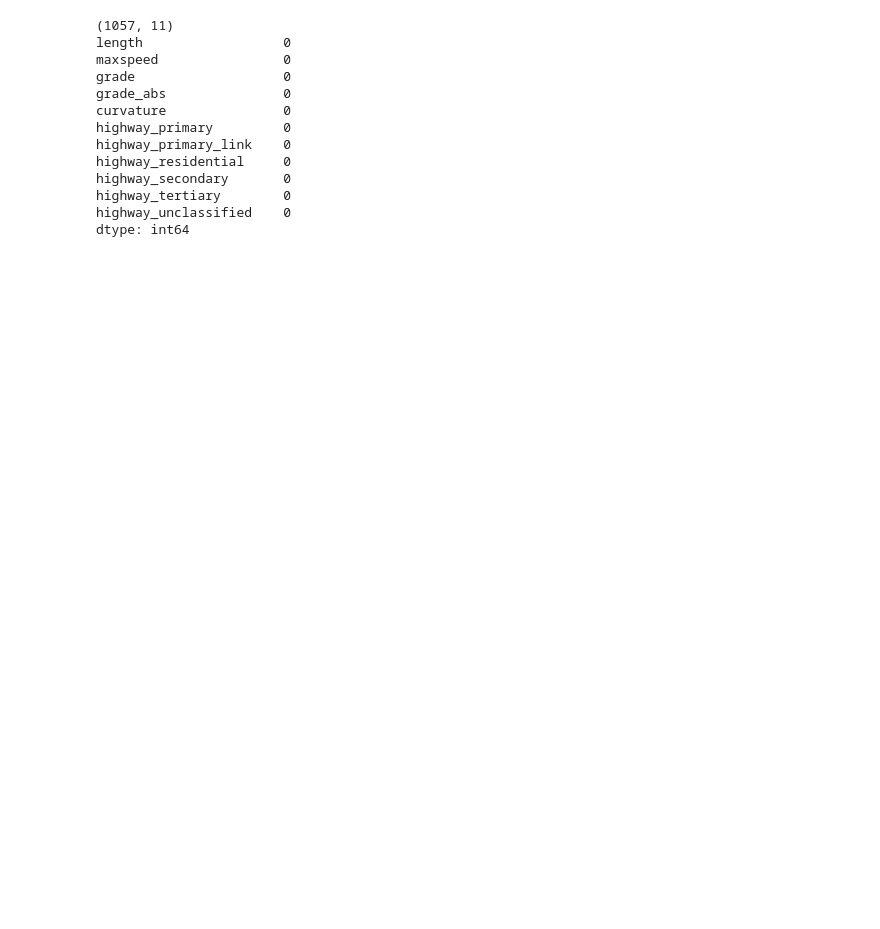
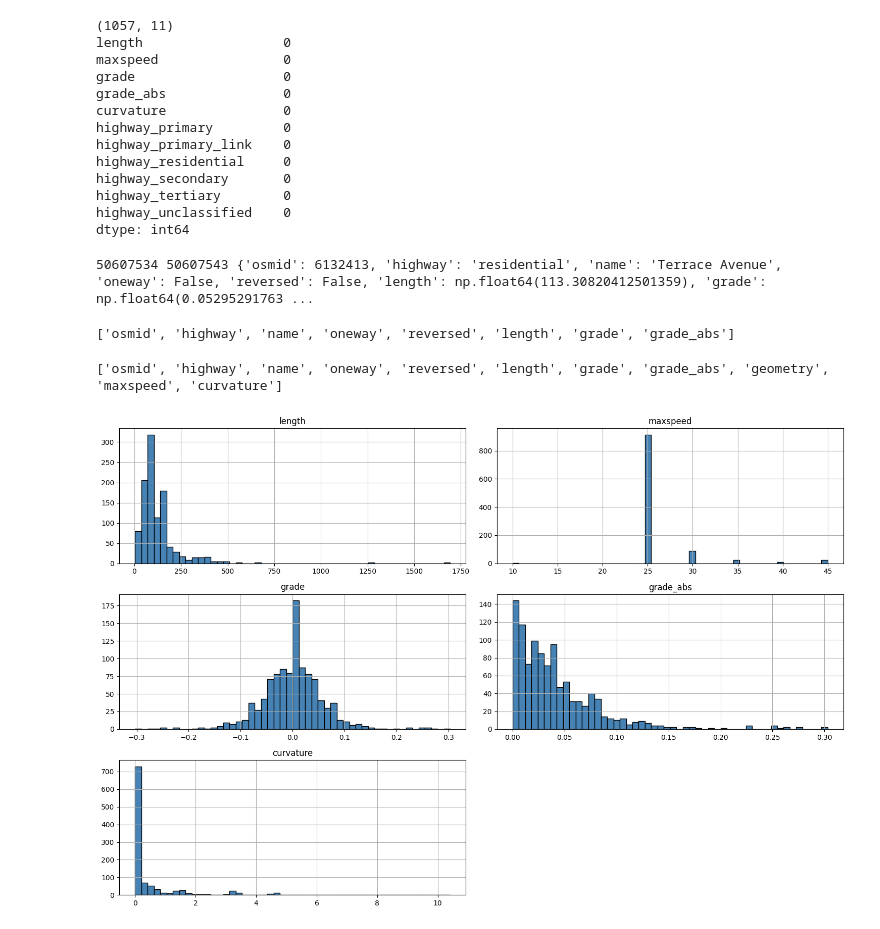
Before and after one commit to EthanMors/Motorcycle-ML-Route-Finder, a Jupyter notebook: phase1_exploration.ipynb, the cells around one changed output. Cells and saved outputs as stored; diff of their text form; code cells hidden in the pictures; blank space fills up the shorter version.

```diff
--- a/phase1_exploration.ipynb
+++ b/phase1_exploration.ipynb
@@ -248,3 +249,36 @@ highway_secondary       0
 highway_tertiary        0
 highway_unclassified    0
 dtype: int64
+# %%
+for u, v, d in G.edges(data=True):
+      print(u, v, d)
+      break
+# %% [output]
+50607534 50607543 {'osmid': 6132413, 'highway': 'residential', 'name': 'Terrace Avenue', 'oneway': False, 'reversed': False, 'length': np.float64(113.30820412501359), 'grade': np.float64(0.05295291763 ...
+# %%
+for u, v, d in G.edges(data=True):
+      print(list(d.keys()))
+      break
+# %% [output]
+['osmid', 'highway', 'name', 'oneway', 'reversed', 'length', 'grade', 'grade_abs']
+# %%
+G = ox.graph_from_gdfs(gdf_nodes, gdf_edges)
+for u, v, d in G.edges(data=True):
+      print(list(d.keys()))
+      break
+# %% [output]
+['osmid', 'highway', 'name', 'oneway', 'reversed', 'length', 'grade', 'grade_abs', 'geometry', 'maxspeed', 'curvature']
+# %%
+df_edges_matrix.hist(
+    figsize=(15, 10),
+    bins=50,
+    color='steelblue',
+    edgecolor='black'
+)
+
+# This prevents the subplot titles from overlapping
+plt.tight_layout()
+
+plt.show()
+# %% [output]
+[figure, added]
```
Also changed, not shown: parts of 21 cells of this notebook, 2 other files.
